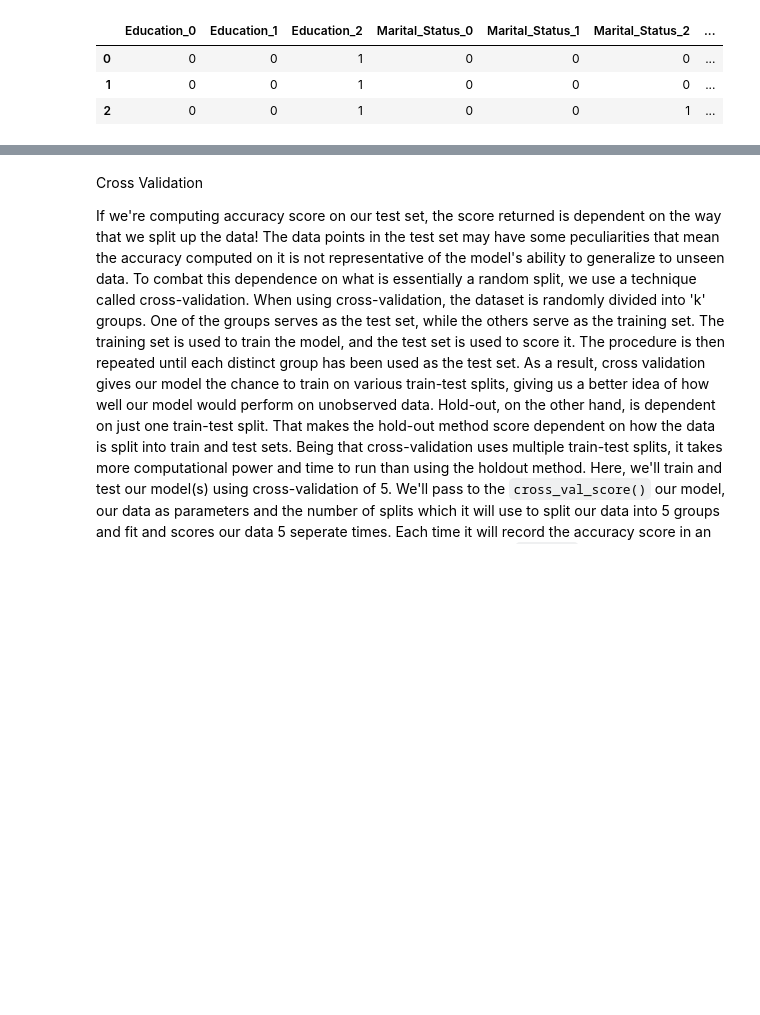
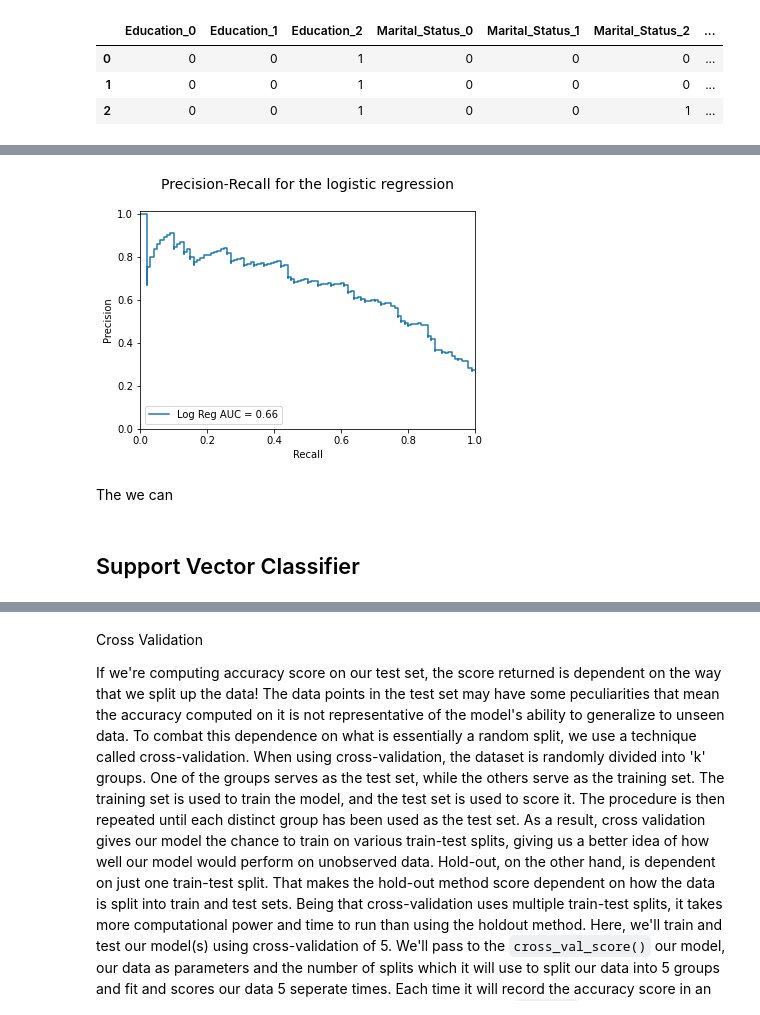
Before and after one commit to Demiga-g/iFood-Marketing-Analysis, a Jupyter notebook: iFood Marketing Analysis.ipynb, the cells around one changed output, grey strips where cells are left out. Drawn from its saved outputs; the diff is of its cells as text; code cells hidden in the pictures; blank space fills up the shorter version.

```diff
--- a/iFood Marketing Analysis.ipynb
+++ b/iFood Marketing Analysis.ipynb
@@ -952,0 +1010,19 @@ We set `scoring` equal to `"neg_mean_squared_error"`, which returns the negative
+# %%
+log_prec, log_rec, _ = precision_recall_curve(y_val,
+                                              y_pred_proba)
+
+(PrecisionRecallDisplay(precision=log_prec,
+                        recall=log_rec)
+ .plot(label='Log Reg AUC = %0.2f'% (auc(log_rec,
+                                         log_prec))))
+
+plt.xlim([0, 1])
+plt.ylim([0, 1.01])
+plt.title('Precision-Recall for the logistic regression\n',
+          size=14);
+# %% [output]
+[figure, added]
+# %% [markdown]
+The we can
+# %% [markdown]
+## Support Vector Classifier
```
Also changed, not shown: parts of 49 cells of this notebook, 1 other file.
